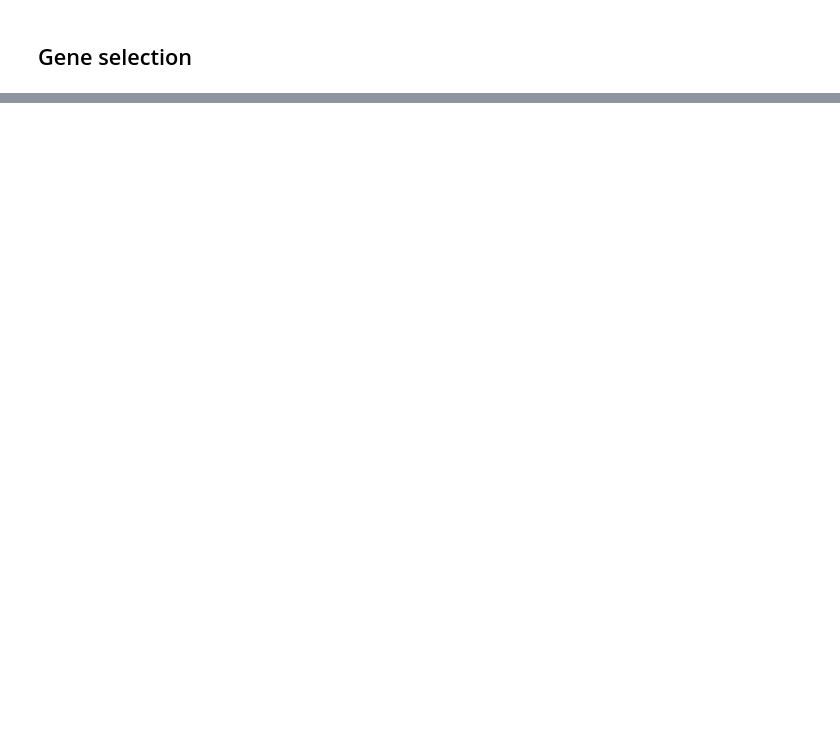
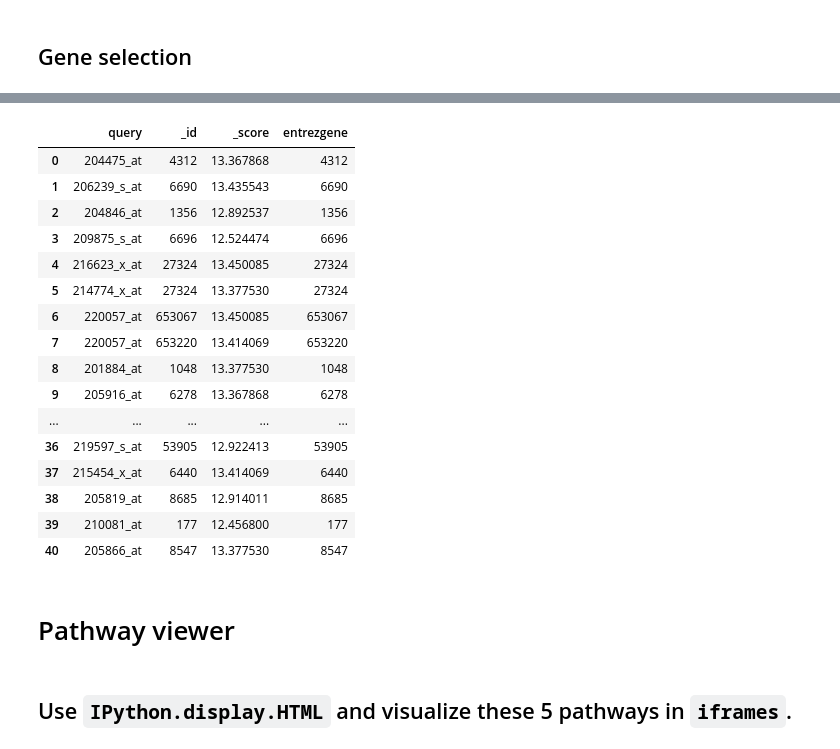
Before and after one commit to mzamayias/uni-work, a Jupyter notebook: lab/assignments/assignment_2/assignment_2.ipynb, the cells around one changed output, grey strips where cells are left out. Saved outputs shown, nothing was run; the diff lists cells and outputs as text; code cells hidden in the pictures; blank space fills up the shorter version.

```diff
--- a/lab/assignments/assignment_2/assignment_2.ipynb
+++ b/lab/assignments/assignment_2/assignment_2.ipynb
@@ -156,0 +229,14 @@ Yes, there is a 50.0% difference in confusion matrix between models.
+# %%
+mg = mygene.MyGeneInfo()
+# %%
+gene_results = pd.DataFrame(
+    mg.querymany(
+        list(gene_selection['Gene']),
+        scopes='reporter',
+        fields='entrezgene',
+        species='human',
+        verbose='False',
+        returnall=False,
+        as_dataframe=False
+    )
+).drop('notfound', inplace=False, axis=1).dropna()
@@ -156,0 +255,2 @@ Yes, there is a 50.0% difference in confusion matrix between models.
+# %%
+gene_results['entrezgene'] = gene_results['entrezgene'].astype('int')
@@ -156,0 +273,24 @@ Yes, there is a 50.0% difference in confusion matrix between models.
+# %%
+gene_results
+# %% [output]
+|  | query | _id | _score | entrezgene |
+| 0 | 204475_at | 4312 | 13.367868 | 4312 |
+| 1 | 206239_s_at | 6690 | 13.435543 | 6690 |
+| 2 | 204846_at | 1356 | 12.892537 | 1356 |
+| 3 | 209875_s_at | 6696 | 12.524474 | 6696 |
+| 4 | 216623_x_at | 27324 | 13.450085 | 27324 |
+| 5 | 214774_x_at | 27324 | 13.377530 | 27324 |
+| 6 | 220057_at | 653067 | 13.450085 | 653067 |
+| 7 | 220057_at | 653220 | 13.414069 | 653220 |
+| 8 | 201884_at | 1048 | 13.377530 | 1048 |
+| 9 | 205916_at | 6278 | 13.367868 | 6278 |
+| ... | ... | ... | ... | ... |
+| 36 | 219597_s_at | 53905 | 12.922413 | 53905 |
+| 37 | 215454_x_at | 6440 | 13.414069 | 6440 |
+| 38 | 205819_at | 8685 | 12.914011 | 8685 |
+| 39 | 210081_at | 177 | 12.456800 | 177 |
+| 40 | 205866_at | 8547 | 13.377530 | 8547 |
+# %% [markdown]
+# Pathway viewer
+# %% [markdown]
+## Use `IPython.display.HTML` and visualize these 5 pathways in `iframes`.
```
Also changed, not shown: parts of 31 cells of this notebook.
